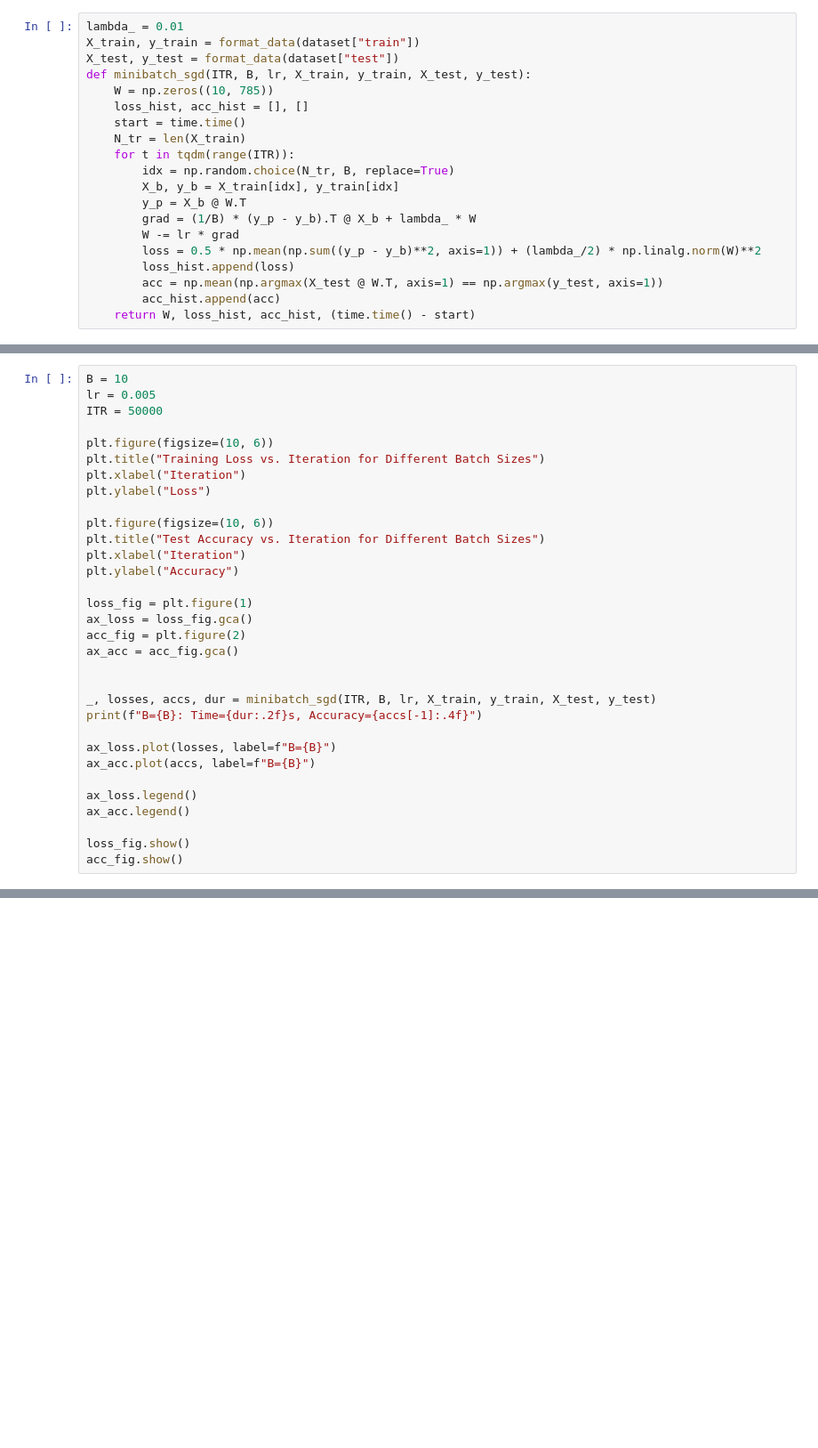
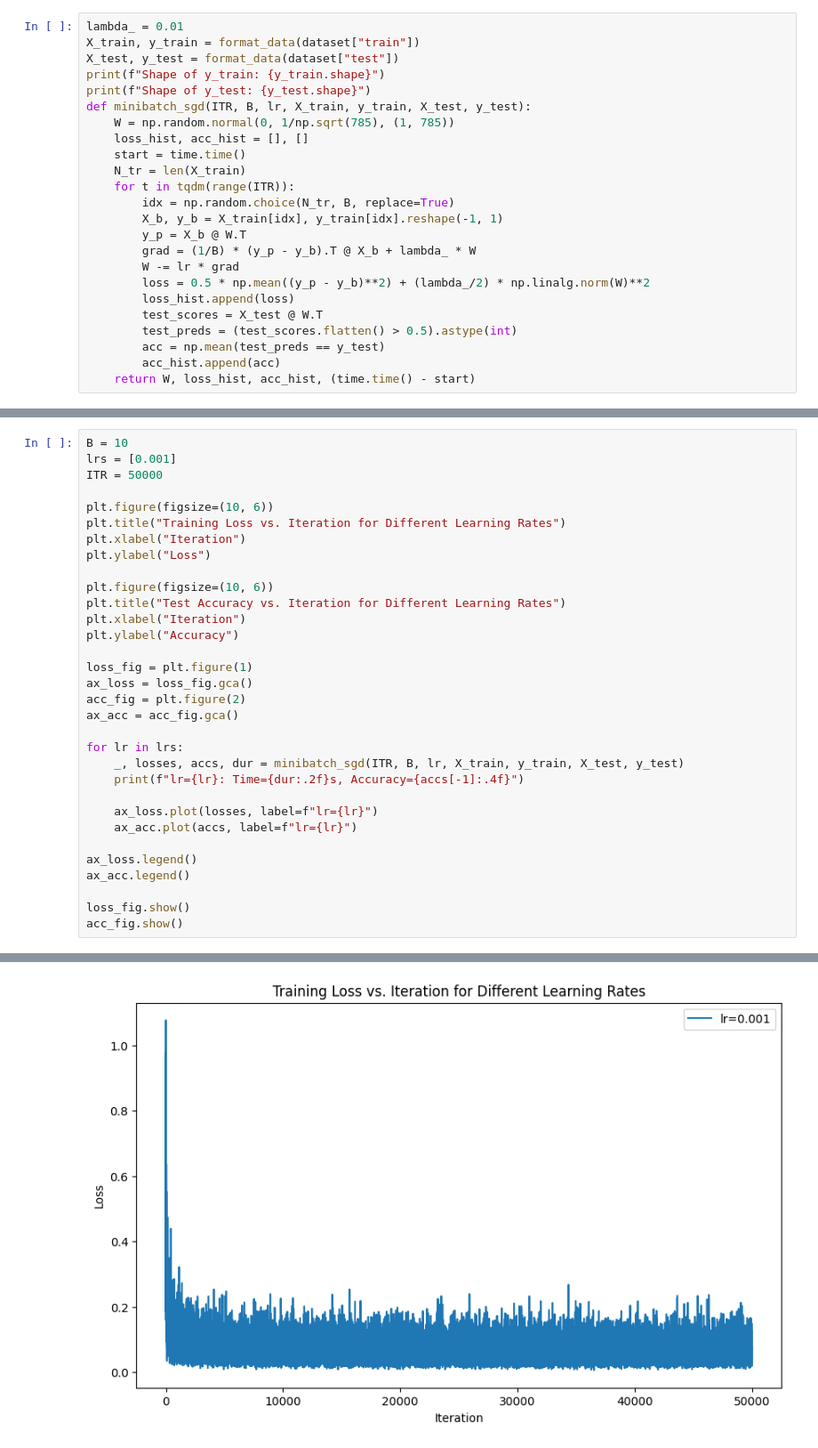
Before and after one commit to Vedant2100/w26, a Jupyter notebook: hw2.ipynb, the cells around one changed output, grey strips where cells are left out. Shown at 89% size. Saved outputs shown, nothing was run; the diff lists cells and outputs as text; blank space fills up the shorter version.

```diff
--- a/hw2.ipynb
+++ b/hw2.ipynb
@@ -29,19 +31,23 @@ Linear Classifier
 lambda_ = 0.01
 X_train, y_train = format_data(dataset["train"])
 X_test, y_test = format_data(dataset["test"])
+print(f"Shape of y_train: {y_train.shape}")
+print(f"Shape of y_test: {y_test.shape}")
 def minibatch_sgd(ITR, B, lr, X_train, y_train, X_test, y_test):
-    W = np.zeros((10, 785))
+    W = np.random.normal(0, 1/np.sqrt(785), (1, 785))
     loss_hist, acc_hist = [], []
     start = time.time()
     N_tr = len(X_train)
     for t in tqdm(range(ITR)):
         idx = np.random.choice(N_tr, B, replace=True)
-        X_b, y_b = X_train[idx], y_train[idx]
+        X_b, y_b = X_train[idx], y_train[idx].reshape(-1, 1)
         y_p = X_b @ W.T
         grad = (1/B) * (y_p - y_b).T @ X_b + lambda_ * W
         W -= lr * grad
-        loss = 0.5 * np.mean(np.sum((y_p - y_b)**2, axis=1)) + (lambda_/2) * np.linalg.norm(W)**2
+        loss = 0.5 * np.mean((y_p - y_b)**2) + (lambda_/2) * np.linalg.norm(W)**2
         loss_hist.append(loss)
-        acc = np.mean(np.argmax(X_test @ W.T, axis=1) == np.argmax(y_test, axis=1))
+        test_scores = X_test @ W.T
+        test_preds = (test_scores.flatten() > 0.5).astype(int)
+        acc = np.mean(test_preds == y_test)
         acc_hist.append(acc)
     return W, loss_hist, acc_hist, (time.time() - start)
@@ -48,15 +57,15 @@ def minibatch_sgd(ITR, B, lr, X_train, y_train, X_test, y_test):
 # %%
 B = 10
-lr = 0.005
+lrs = [0.001]
 ITR = 50000
 
 plt.figure(figsize=(10, 6))
-plt.title("Training Loss vs. Iteration for Different Batch Sizes")
+plt.title("Training Loss vs. Iteration for Different Learning Rates")
 plt.xlabel("Iteration")
 plt.ylabel("Loss")
 
 plt.figure(figsize=(10, 6))
-plt.title("Test Accuracy vs. Iteration for Different Batch Sizes")
+plt.title("Test Accuracy vs. Iteration for Different Learning Rates")
 plt.xlabel("Iteration")
 plt.ylabel("Accuracy")
 
@@ -65,15 +74,16 @@ ax_loss = loss_fig.gca()
 acc_fig = plt.figure(2)
 ax_acc = acc_fig.gca()
 
+for lr in lrs:
+    _, losses, accs, dur = minibatch_sgd(ITR, B, lr, X_train, y_train, X_test, y_test)
+    print(f"lr={lr}: Time={dur:.2f}s, Accuracy={accs[-1]:.4f}")
 
-_, losses, accs, dur = minibatch_sgd(ITR, B, lr, X_train, y_train, X_test, y_test)
-print(f"B={B}: Time={dur:.2f}s, Accuracy={accs[-1]:.4f}")
-
-ax_loss.plot(losses, label=f"B={B}")
-ax_acc.plot(accs, label=f"B={B}")
+    ax_loss.plot(losses, label=f"lr={lr}")
+    ax_acc.plot(accs, label=f"lr={lr}")
 
 ax_loss.legend()
 ax_acc.legend()
 
 loss_fig.show()
 acc_fig.show()
+# %% [output]
@@ -79,0 +91 @@ acc_fig.show()
+[figure, added]
```
Also changed, not shown: parts of 14 cells of this notebook.
